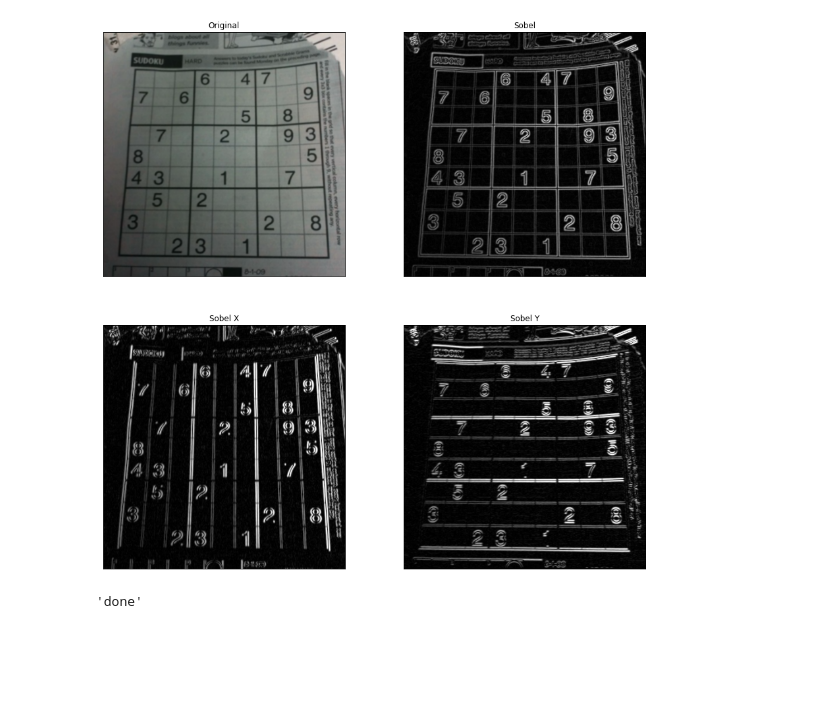
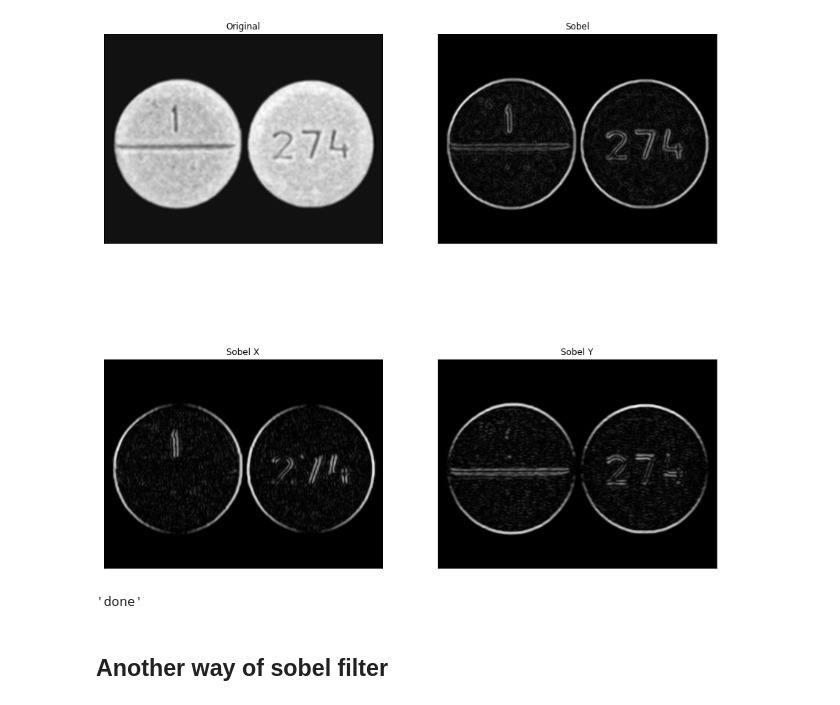
Before and after one commit to Mostafa-Medhat/ComputerVision_Task2_EdgeDetection, a Jupyter notebook: Task2.ipynb, the cells around one changed output. Drawn from its saved outputs; the diff is of its cells as text; code cells hidden in the pictures; blank space fills up the shorter version.

```diff
--- a/Task2.ipynb
+++ b/Task2.ipynb
@@ -5,60 +5,55 @@ import matplotlib.pyplot as plt
 
 def main():
 
-    window_name = ('Sobel Demo - Simple Edge Detector')
     scale = 1
     delta = 0
     ddepth = cv.CV_16S
 
 
-
     # Load the image
-    src = cv.imread("hsLhe.jpg", cv.IMREAD_COLOR)
+    src = cv.imread("pill.jpg",0)
 
 
     # noise reduction with low-pass filter "Gaussian Filter"
-    src = cv.GaussianBlur(src, (3, 3), 0)
-
-    #convert to gray-level
-    gray = cv.cvtColor(src, cv.COLOR_BGR2GRAY)
+    src = cv.GaussianBlur(src, (7, 7), 4)
 
 
     # Gradient-X
-    grad_x = cv.Sobel(gray, ddepth, 1, 0, ksize=3, scale=scale, delta=delta, borderType=cv.BORDER_DEFAULT)
+    grad_x = cv.Sobel(src, ddepth, 1, 0, ksize=3, scale=scale, delta=delta, borderType=cv.BORDER_DEFAULT)
     # Gradient-Y
-    grad_y = cv.Sobel(gray, ddepth, 0, 1, ksize=3, scale=scale, delta=delta, borderType=cv.BORDER_DEFAULT)
+    grad_y = cv.Sobel(src, ddepth, 0, 1, ksize=3, scale=scale, delta=delta, borderType=cv.BORDER_DEFAULT)
 
 
     abs_grad_x = cv.convertScaleAbs(grad_x)
     abs_grad_y = cv.convertScaleAbs(grad_y)
 
-    #
+    # This function is to merge two images (gradient x,gradient y) into one image
     grad = cv.addWeighted(abs_grad_x, 0.5, abs_grad_y, 0.5, 0)
-#     print(type(grad))
-#     print(abs_grad_x)
 
     fig, ax = plt.subplots(2,2,figsize=(15,15))
 
     plt.subplot(2,2,1),plt.imshow(src,cmap = 'gray')
     plt.title('Original'), plt.xticks([]), plt.yticks([])
 
     plt.subplot(2,2,2),plt.imshow(grad,cmap = 'gray')
     plt.title('Sobel'), plt.xticks([]), plt.yticks([])
 
     plt.subplot(2,2,3),plt.imshow(abs_grad_x,cmap = 'gray')
     plt.title('Sobel X'), plt.xticks([]), plt.yticks([])
 
     plt.subplot(2,2,4),plt.imshow(abs_grad_y,cmap = 'gray')
     plt.title('Sobel Y'), plt.xticks([]), plt.yticks([])
 
     plt.show()
 
     return "done"
 
 main()
 # %% [output]
-[figure, old version]
+[figure, new version]
 'done'
+# %% [markdown]
+## Another way of sobel filter
 # %%
 import numpy as np
 import cv2 as cv
```
Also changed, not shown: parts of 3 cells of this notebook, 1 other file.
